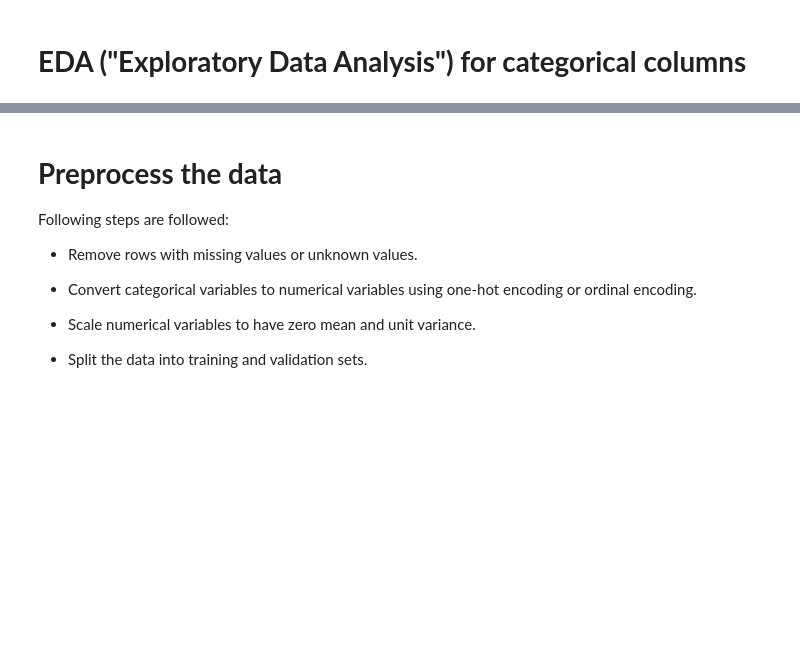
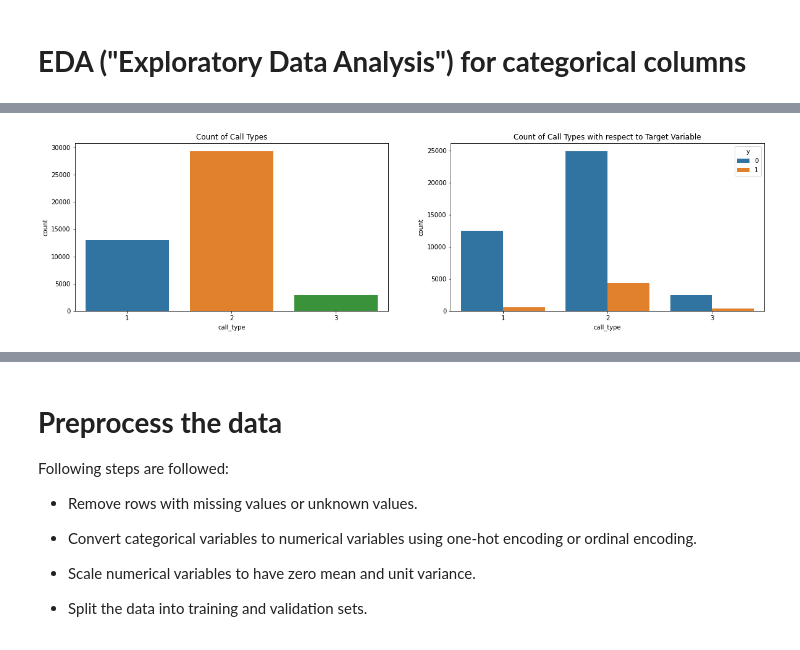
Before and after one commit to sunilbabu07/customer-conversion-prediction, a Jupyter notebook: guvi.ipynb, the cells around one changed output, grey strips where cells are left out. Saved outputs shown, nothing was run; the diff lists cells and outputs as text; code cells hidden in the pictures; blank space fills up the shorter version.

```diff
--- a/guvi.ipynb
+++ b/guvi.ipynb
@@ -329,0 +345,19 @@ plt.show()
+# %%
+# analysis based on call type
+
+import matplotlib.pyplot as plt
+import seaborn as sns
+
+fig, axes=plt.subplots(ncols=2,figsize=(20,5))
+
+# Plot count of call types
+sns.countplot(x='call_type', ax=axes[0], data=customer_df)
+axes[0].set_title("Count of Call Types")
+
+# Plot count of call types with respect to target variable
+sns.countplot(x='call_type', hue='y', ax=axes[1], data=customer_df)
+axes[1].set_title("Count of Call Types with respect to Target Variable")
+
+plt.show()
+# %% [output]
+[figure, added]
```
Also changed, not shown: parts of 23 cells of this notebook.
